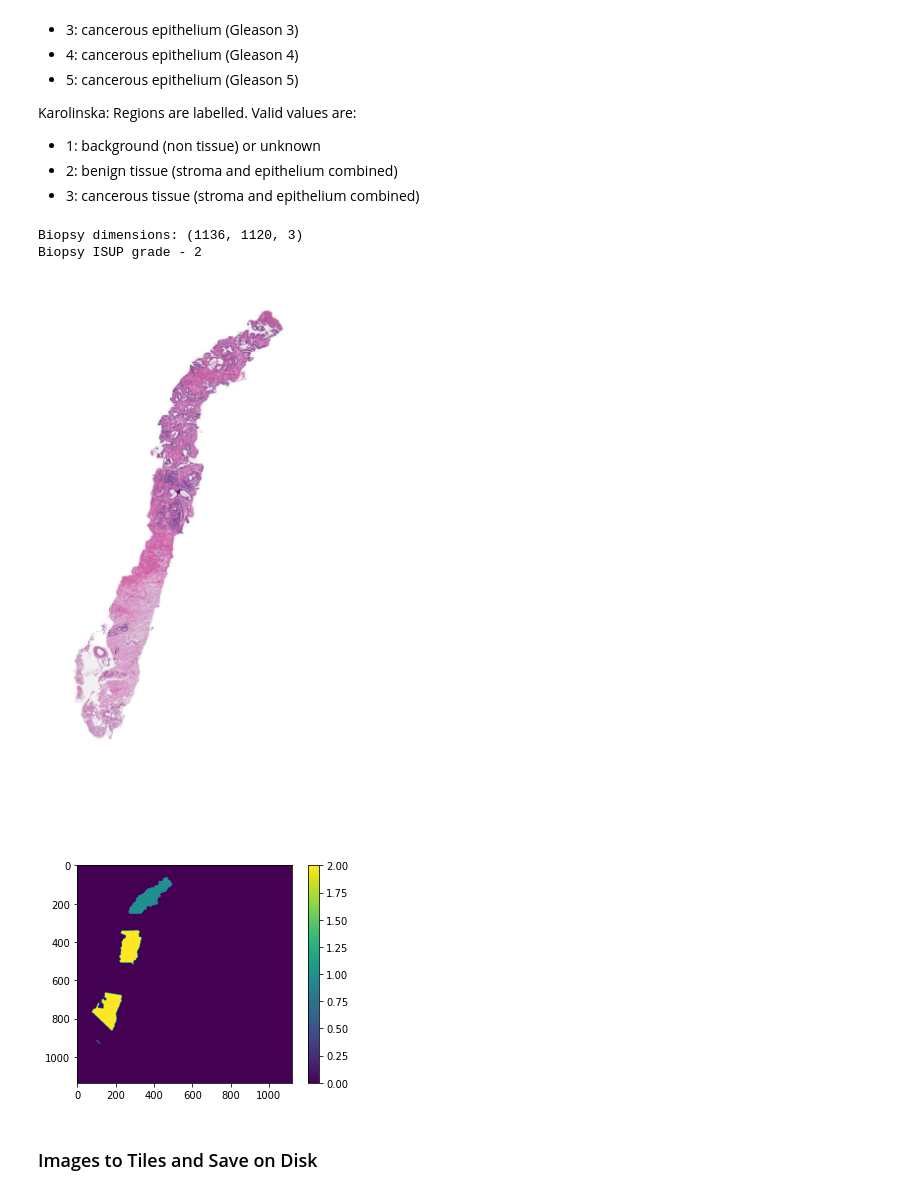
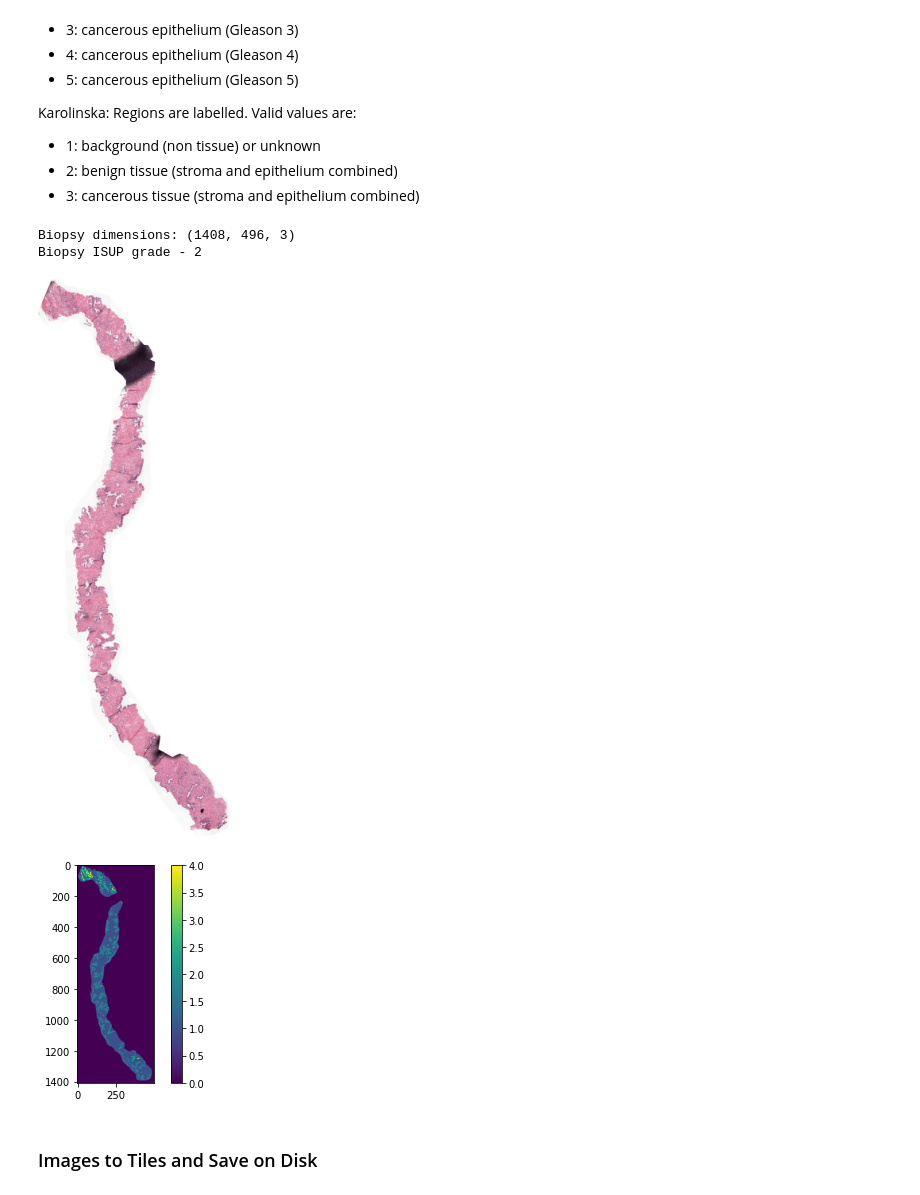
Before and after one commit to ademyanchuk/ChestXRay, a Jupyter notebook: notebooks/Load_Images.ipynb, the cells around one changed output. Saved outputs shown, nothing was run; the diff lists cells and outputs as text; code cells hidden in the pictures.

```diff
--- a/notebooks/Load_Images.ipynb
+++ b/notebooks/Load_Images.ipynb
@@ -111,27 +112,28 @@ Karolinska: Regions are labelled. Valid values are:
 - 3: cancerous tissue (stroma and epithelium combined)
 # %%
 id_sample = TRAIN_DF[CFG.img_id_col].sample(1)
+id_sample = ["3f5ace05ae2e2cee322fdee09da53f0a"]
 
 for image_id in id_sample:
     image_path = img_path_from_id(PANDA_IMGS, image_id)
     biopsy = skimage.io.MultiImage(str(image_path))
     print(f"Biopsy dimensions: {biopsy[-1].shape}")
     print(f"Biopsy ISUP grade - {cls_label_from_id(image_id)}")
     display.display(Image.fromarray(biopsy[-1]))
     mask_path = mask_path_from_id(image_id)
     if mask_path.exists():
         mask = skimage.io.MultiImage(str(mask_path))
         mask_level_2 = mask[-1][:,:,0]
         plt.figure()
         plt.imshow(mask_level_2)
         plt.colorbar()
         plt.show()
     del biopsy
 # %% [output]
-Biopsy dimensions: (1136, 1120, 3)
+Biopsy dimensions: (1408, 496, 3)
 Biopsy ISUP grade - 2
-[figure, old version]
+[figure, new version]
-[figure, old version]
+[figure, new version]
 # %% [markdown]
 ### Images to Tiles and Save on Disk
 # %%
```
Also changed, not shown: parts of 1 cell of this notebook, 1 other file.
